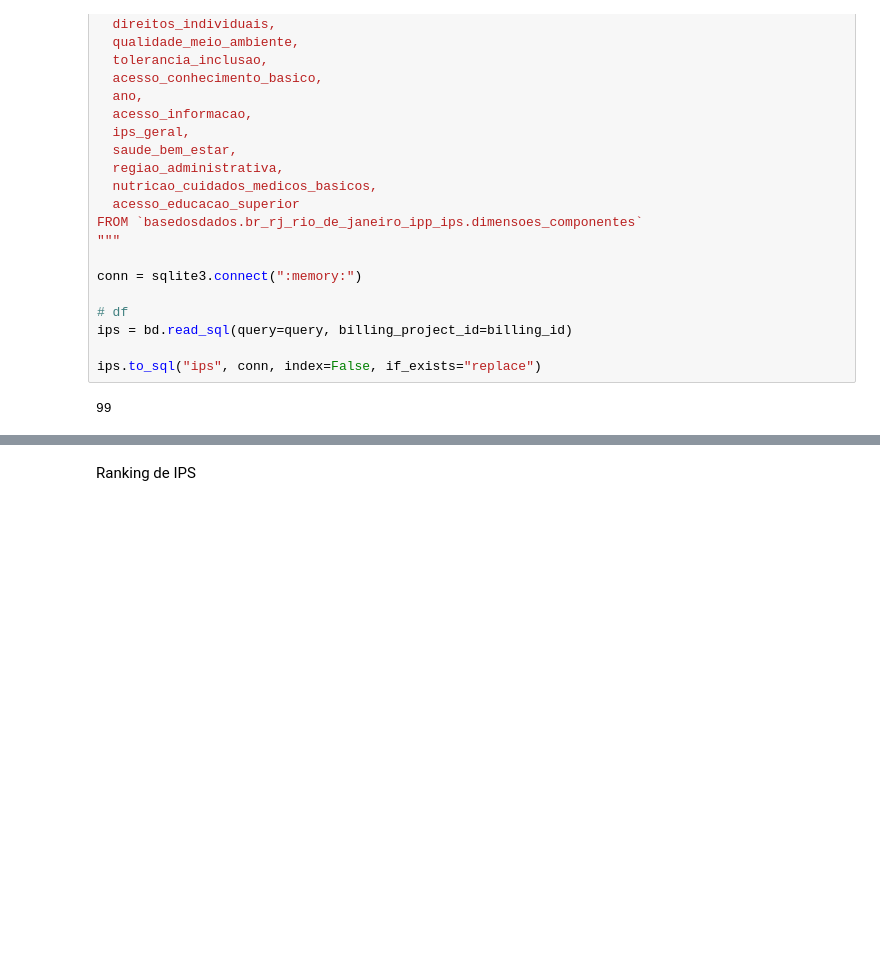
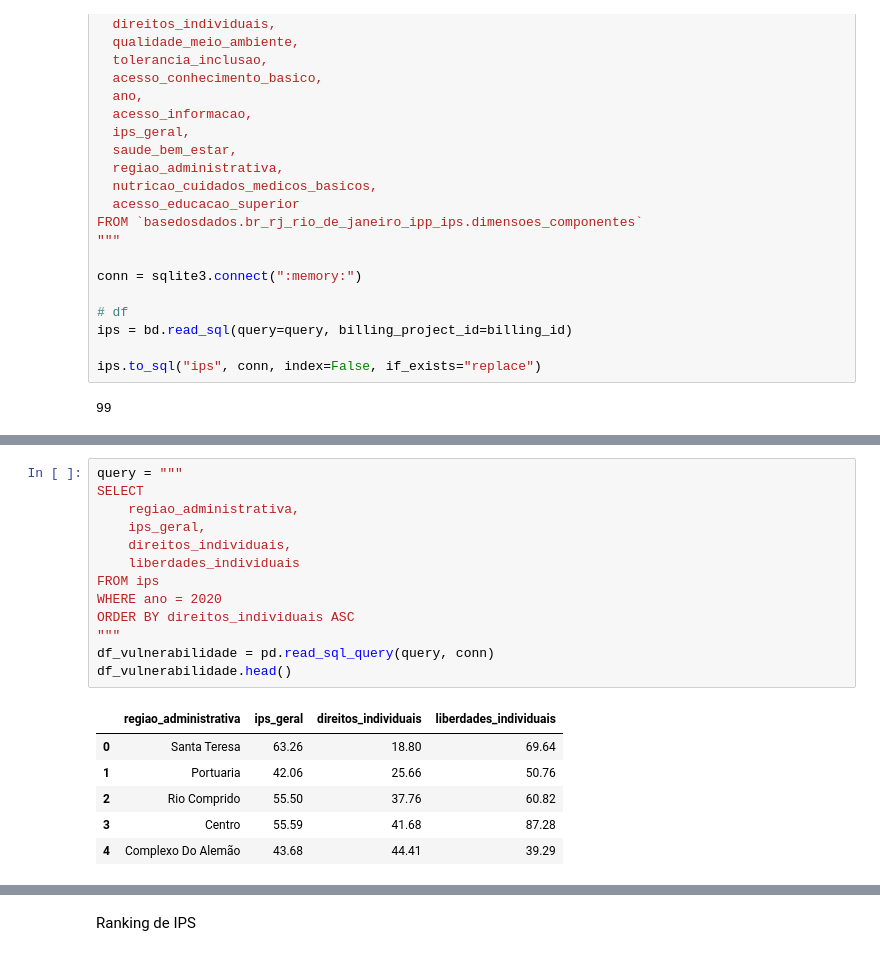
Before and after one commit to Julianajjss/tcc_dados_ips, a Jupyter notebook: jsimao_ips_tcc.ipynb, the cells around one changed output, grey strips where cells are left out. Drawn from its saved outputs; the diff is of its cells as text; blank space fills up the shorter version.

```diff
--- a/jsimao_ips_tcc.ipynb
+++ b/jsimao_ips_tcc.ipynb
@@ -45,0 +109,20 @@ ips.to_sql("ips", conn, index=False, if_exists="replace")
+# %%
+query = """
+SELECT
+    regiao_administrativa,
+    ips_geral,
+    direitos_individuais,
+    liberdades_individuais
+FROM ips
+WHERE ano = 2020
+ORDER BY direitos_individuais ASC
+"""
+df_vulnerabilidade = pd.read_sql_query(query, conn)
+df_vulnerabilidade.head()
+# %% [output]
+|  | regiao_administrativa | ips_geral | direitos_individuais | liberdades_individuais |
+| 0 | Santa Teresa | 63.26 | 18.80 | 69.64 |
+| 1 | Portuaria | 42.06 | 25.66 | 50.76 |
+| 2 | Rio Comprido | 55.50 | 37.76 | 60.82 |
+| 3 | Centro | 55.59 | 41.68 | 87.28 |
+| 4 | Complexo Do Alemão | 43.68 | 44.41 | 39.29 |
```
Also changed, not shown: parts of 14 cells of this notebook.
